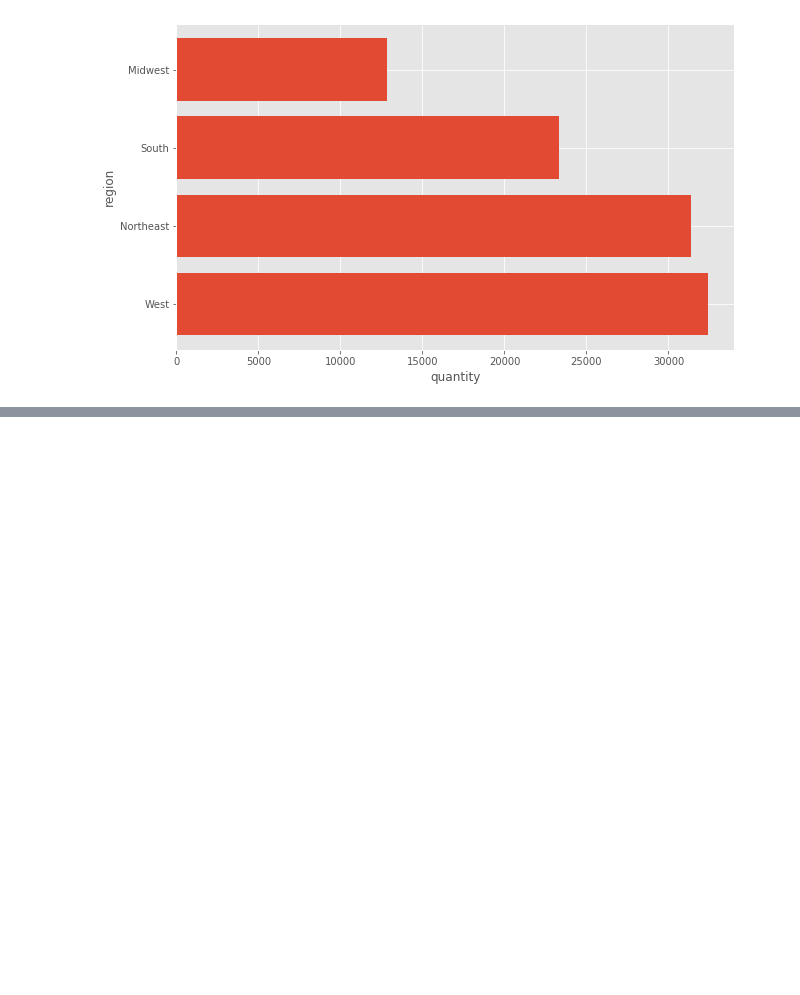
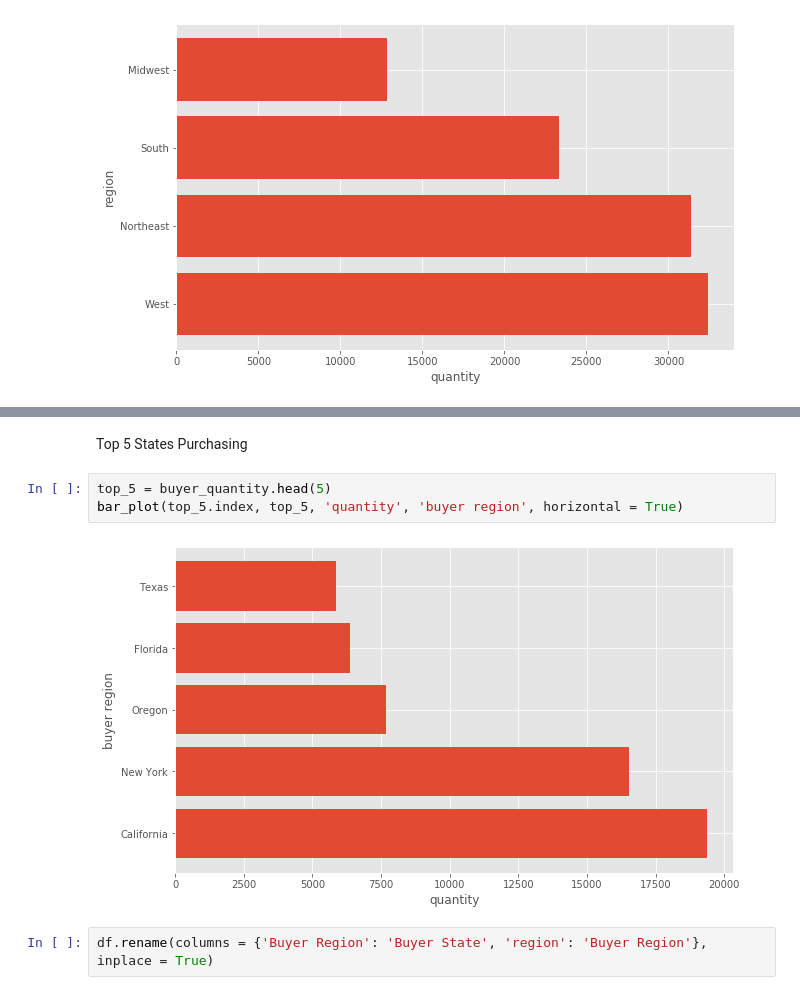
Before and after one commit to HienHa34/Yeezy-vs.-Off-White, a Jupyter notebook: EDA.ipynb, the cells around one changed output, grey strips where cells are left out. Cells and saved outputs as stored; diff of their text form; blank space fills up the shorter version.

```diff
--- a/EDA.ipynb
+++ b/EDA.ipynb
@@ -235,0 +241,9 @@ buyer_quantity = df['Buyer Region']
+# %% [markdown]
+Top 5 States Purchasing
+# %%
+top_5 = buyer_quantity.head(5)
+bar_plot(top_5.index, top_5, 'quantity', 'buyer region', horizontal = True)
+# %% [output]
+[figure, added]
+# %%
+df.rename(columns = {'Buyer Region': 'Buyer State', 'region': 'Buyer Region'}, inplace = True)
```
Also changed, not shown: parts of 5 cells of this notebook.
